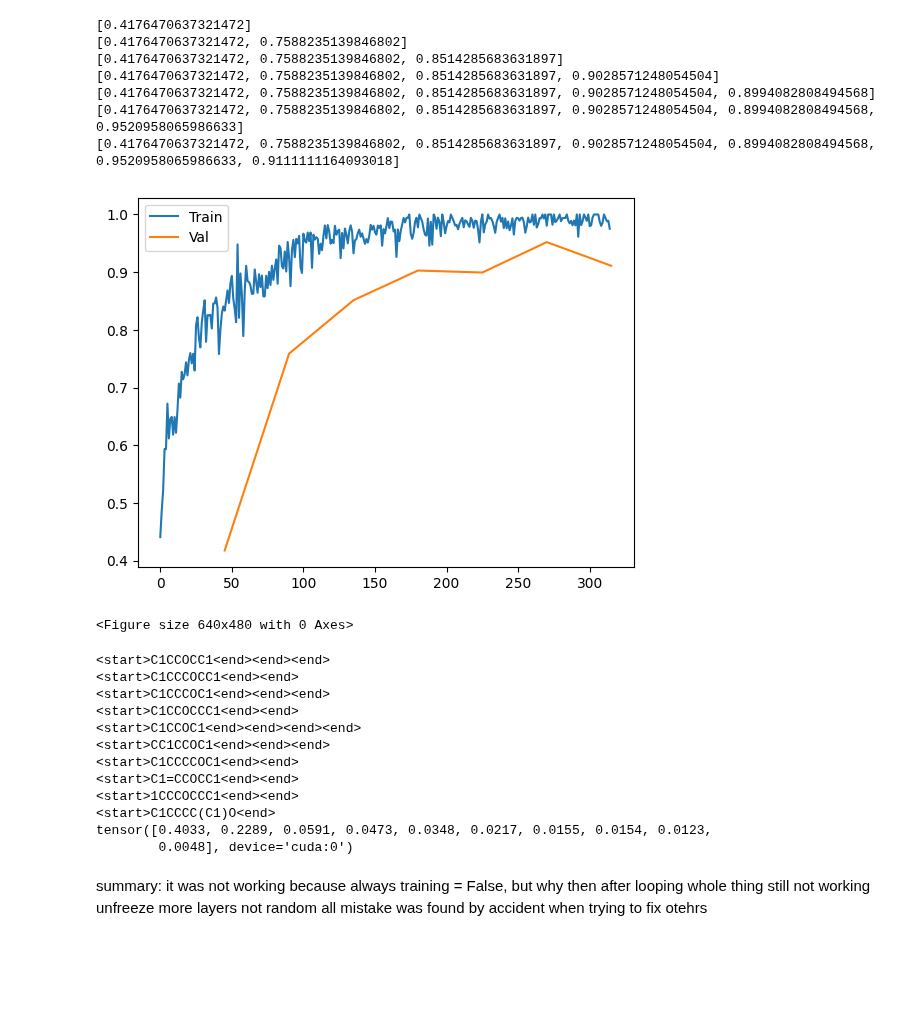
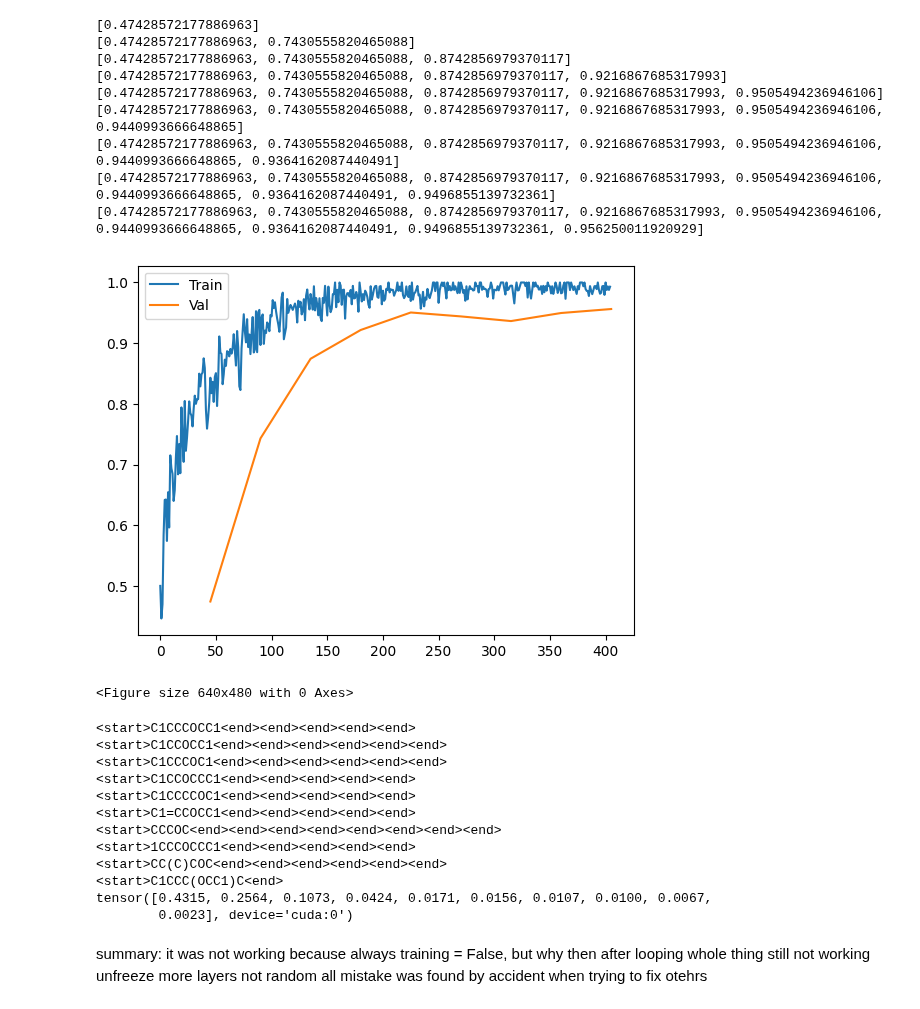
Before and after one commit to weathon/3d2smile, a Jupyter notebook: finetune.ipynb, the cells around one changed output. Saved outputs shown, nothing was run; the diff lists cells and outputs as text; code cells hidden in the pictures; blank space fills up the shorter version.

```diff
--- a/finetune.ipynb
+++ b/finetune.ipynb
@@ -365,16 +365,18 @@ top_k_2d(torch.tensor([[0,1,4,12],
 # %%
 #shetouexguaibudexianzaihaole xianzaishizhenggewenjianjiadounaquxunlianle  kunexhaishiyoufenkaide touuuyun
 # %%
-mod = train(0.0002, 10, 7,  True, reload=True)#duzikunhuxi xiaobatch size lianggejiuhaole chongxingtiaochaocanshushujuxieloukudnuzi
+mod = train(0.0002, 10, 9,  True, reload=True)#duzikunhuxi xiaobatch size lianggejiuhaole chongxingtiaochaocanshushujuxieloukudnuzi
 # %% [output]
-[0.4176470637321472]
-[0.4176470637321472, 0.7588235139846802]
-[0.4176470637321472, 0.7588235139846802, 0.8514285683631897]
-[0.4176470637321472, 0.7588235139846802, 0.8514285683631897, 0.9028571248054504]
-[0.4176470637321472, 0.7588235139846802, 0.8514285683631897, 0.9028571248054504, 0.8994082808494568]
-[0.4176470637321472, 0.7588235139846802, 0.8514285683631897, 0.9028571248054504, 0.8994082808494568, 0.9520958065986633]
-[0.4176470637321472, 0.7588235139846802, 0.8514285683631897, 0.9028571248054504, 0.8994082808494568, 0.9520958065986633, 0.9111111164093018]
+[0.47428572177886963]
+[0.47428572177886963, 0.7430555820465088]
+[0.47428572177886963, 0.7430555820465088, 0.8742856979370117]
+[0.47428572177886963, 0.7430555820465088, 0.8742856979370117, 0.9216867685317993]
+[0.47428572177886963, 0.7430555820465088, 0.8742856979370117, 0.9216867685317993, 0.9505494236946106]
+[0.47428572177886963, 0.7430555820465088, 0.8742856979370117, 0.9216867685317993, 0.9505494236946106, 0.9440993666648865]
+[0.47428572177886963, 0.7430555820465088, 0.8742856979370117, 0.9216867685317993, 0.9505494236946106, 0.9440993666648865, 0.9364162087440491]
+[0.47428572177886963, 0.7430555820465088, 0.8742856979370117, 0.9216867685317993, 0.9505494236946106, 0.9440993666648865, 0.9364162087440491, 0.9496855139732361]
+[0.47428572177886963, 0.7430555820465088, 0.8742856979370117, 0.9216867685317993, 0.9505494236946106, 0.9440993666648865, 0.9364162087440491, 0.9496855139732361, 0.956250011920929]
-[figure, old version]
+[figure, new version]
 <Figure size 640x480 with 0 Axes>
 # %%
 mod = torch.load("drive/MyDrive/CNO", map_location=device)
@@ -434,7 +436,7 @@ class SMILESGenerator(torch.nn.Module):
       return top_n, top_n_p
 mod = mod.eval()
 gen = SMILESGenerator(mod.encoder, mod.decoder) #fucking yeah why when I test using val it is wrong did not refresh, I fucking said how is that possible, so all the tuning is not usful
-img1 = torch.tensor(np.array(Image.open("e.jpg").convert("RGB").resize((400,400)))).unsqueeze(0).permute(0,3,1,2).to(device).to(torch.float32)
+img1 = torch.tensor(np.array(Image.open("w.jpg").convert("RGB").resize((400,400)))).unsqueeze(0).permute(0,3,1,2).to(device).to(torch.float32)
 # img2 = torch.tensor(np.array(Image.open("w.jpg").convert("RGB").resize((400,400)))).unsqueeze(0).permute(0,3,1,2).to(device).to(torch.float32)
 # img3 = torch.tensor(np.array(Image.open("e.jpg").convert("RGB").resize((400,400)))).unsqueeze(0).permute(0,3,1,2).to(device).to(torch.float32)
 gen = gen.train(False) #forgot gen=
@@ -444,16 +446,16 @@ for i in res[0]:
   print(converter.decode("".join([reversed_word_map_[i] for i in i.numpy()])))
 print(torch.exp(res[1]))
 # %% [output]
-<start>C1CCOCC1<end><end><end>
-<start>C1CCCOCC1<end><end>
-<start>C1CCCOC1<end><end><end>
-<start>C1CCOCCC1<end><end>
-<start>C1CCOC1<end><end><end><end>
-<start>CC1CCOC1<end><end><end>
-<start>C1CCCCOC1<end><end>
-<start>C1=CCOCC1<end><end>
-<start>1CCCOCCC1<end><end>
-<start>C1CCCC(C1)O<end>
-tensor([0.4033, 0.2289, 0.0591, 0.0473, 0.0348, 0.0217, 0.0155, 0.0154, 0.0123,
-        0.0048], device='cuda:0')
+<start>C1CCCOCC1<end><end><end><end><end>
+<start>C1CCOCC1<end><end><end><end><end><end>
+<start>C1CCCOC1<end><end><end><end><end><end>
+<start>C1CCOCCC1<end><end><end><end><end>
+<start>C1CCCCOC1<end><end><end><end><end>
+<start>C1=CCOCC1<end><end><end><end><end>
+<start>CCCOC<end><end><end><end><end><end><end><end>
+<start>1CCCOCCC1<end><end><end><end><end>
+<start>CC(C)COC<end><end><end><end><end><end>
+<start>C1CCC(OCC1)C<end>
+tensor([0.4315, 0.2564, 0.1073, 0.0424, 0.0171, 0.0156, 0.0107, 0.0100, 0.0067,
+        0.0023], device='cuda:0')
 # %%
```
Also changed, not shown: parts of 1 cell of this notebook.
